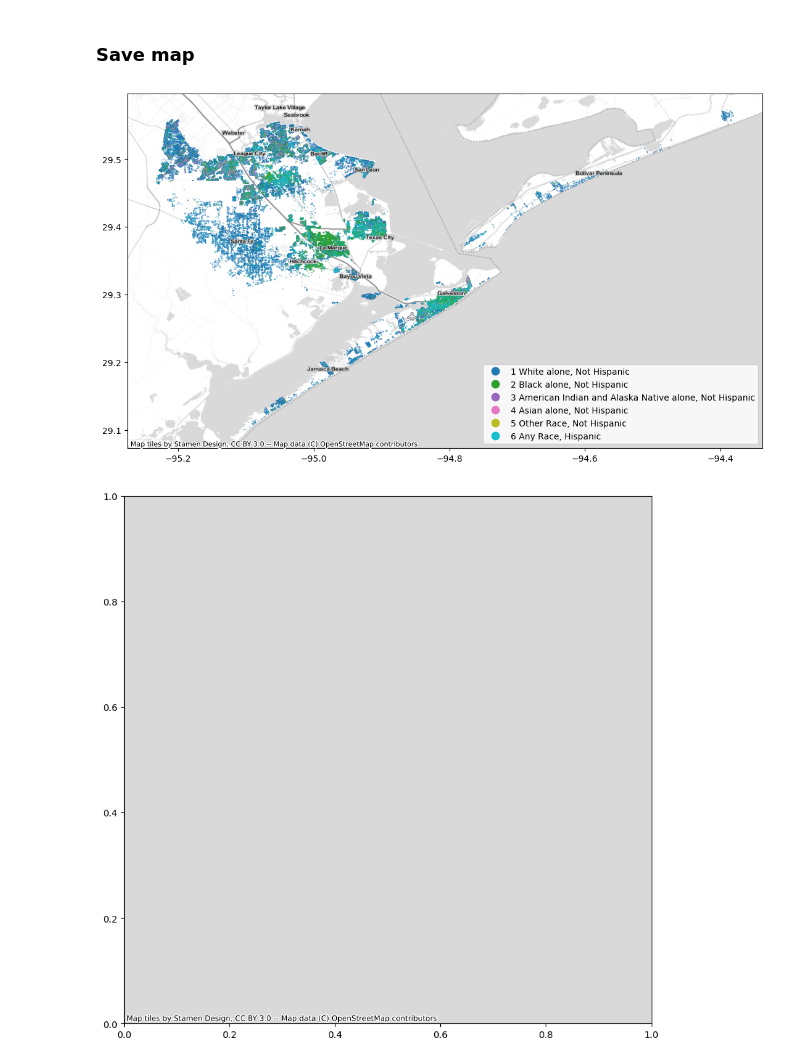
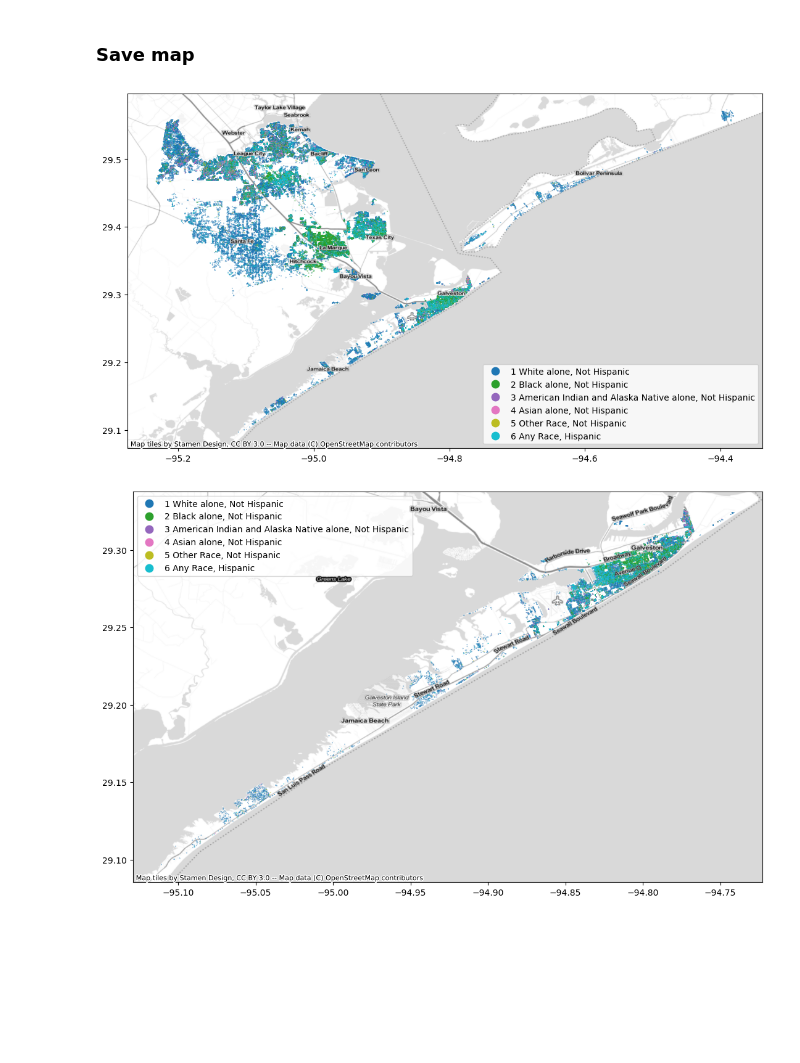
Before and after one commit to npr99/intersect-community-data, a Jupyter notebook: ncoda_07cv5_run_HUA_workflow.ipynb, the cells around one changed output. Cells and saved outputs as stored; diff of their text form; code cells hidden in the pictures; blank space fills up the shorter version.

```diff
--- a/ncoda_07cv5_run_HUA_workflow.ipynb
+++ b/ncoda_07cv5_run_HUA_workflow.ipynb
@@ -440,0 +456,6 @@ KeyError: 'county'
+# %%
+where = communities[community]['community_name']
+focalplace = communities[community]['focalplace_name']
+countyfips = communities[community]['counties'][county]['FIPS Code']
+countyname = communities[community]['counties'][county]['Name']
+print(where, focalplace, countyname, countyfips)
@@ -595,7 +634,7 @@ import contextily as cx # For adding basemap tiles to plot
 import matplotlib.pyplot as plt # For plotting and making graphs
 
 condition1 = "(hua_hui_race_gdf.race >= 1)"
-place = 'Lumberton'
+place = focalplace
 condition2 = f"(hua_hui_race_gdf.placeNAME10 == '{place}')"
 
 condition_list = {1 : f"{condition1}",
@@ -634,31 +673,31 @@ for item in condition_list.keys():
     plt.title( table_title, size = 18)
 
     notes = "notes here"
     plt.gcf().text(0, 0, notes,
                             va = 'bottom', ha='left',
                             fontstyle='italic', size=6)
     '''
 
     plt.rcParams["figure.figsize"] = [11.00, 8.5]
     plt.rcParams["figure.autolayout"] = True
 
     # Plot the data
     ax = hua_data.plot(column='Race Ethnicity',
                         categorical=True,
                         legend=True,
                         markersize = 0.05)
     cx.add_basemap(ax, crs = hua_data.crs,
             source=cx.providers.Stamen.TonerLite)
     cx.add_basemap(ax, crs = hua_data.crs,
             source=cx.providers.Stamen.TonerLabels)
 
     ax.figure.savefig(filepath+'v2.svg',
                 bbox_inches="tight",format = 'svg',
                 dpi=600)
 
     ax.figure.savefig(filepath+'v2.png',
                 bbox_inches="tight",format = 'png',
                 dpi=600)
 # %% [output]
 [figure]
-[figure, old version]
+[figure, new version]
```
Also changed, not shown: parts of 8 cells of this notebook, 1 other file.
